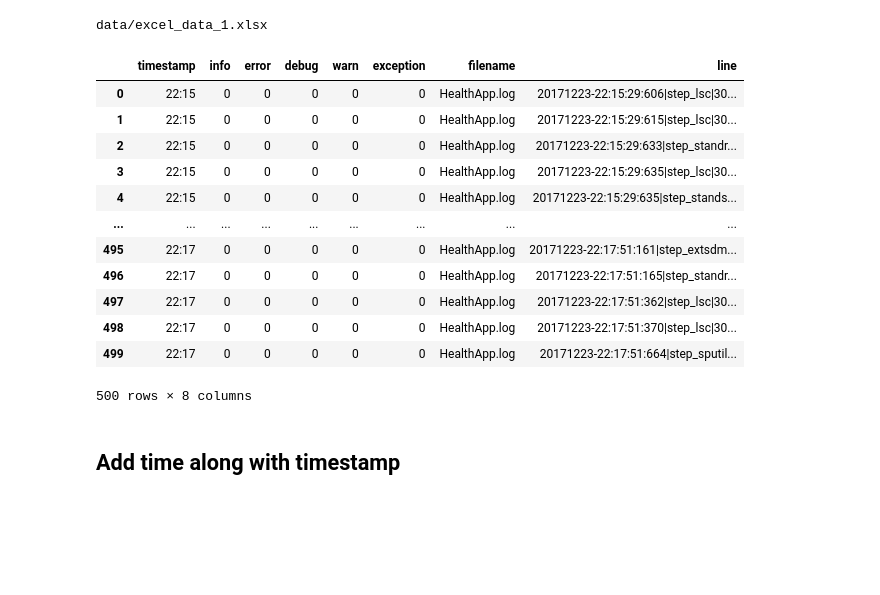
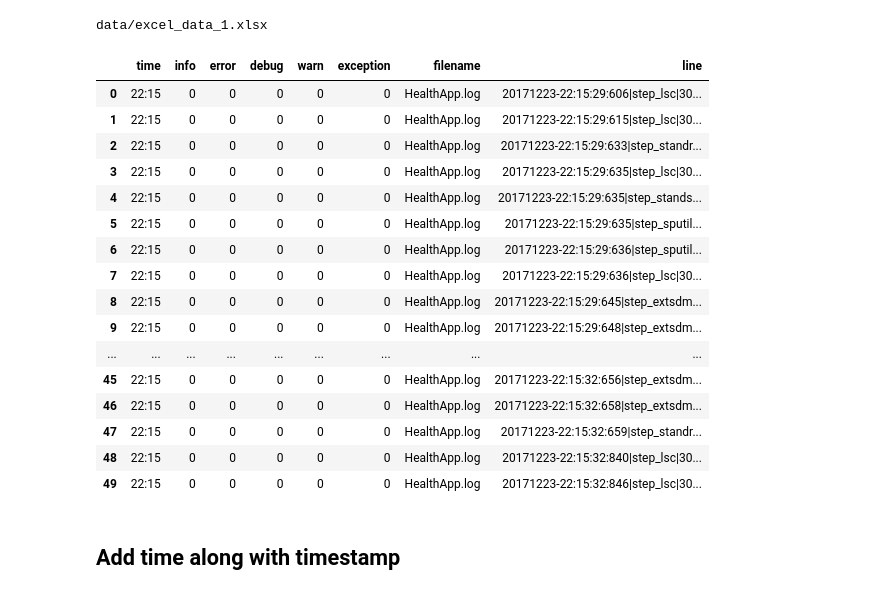
Before and after one commit to rvirjn/sddc_lcm, a Jupyter notebook: main.ipynb, the cells around one changed output. Drawn from its saved outputs; the diff is of its cells as text; code cells hidden in the pictures; blank space fills up the shorter version.

```diff
--- a/main.ipynb
+++ b/main.ipynb
@@ -276,21 +276,25 @@ df = pd.read_excel(excel_file_path)
 # %% [output]
 data/excel_data_1.xlsx
 # %%
-df.head(500)
+df.head(50)
 # %% [output]
-|  | timestamp | info | error | debug | warn | exception | filename | line |
+|  | time | info | error | debug | warn | exception | filename | line |
 | 0 | 22:15 | 0 | 0 | 0 | 0 | 0 | HealthApp.log | 20171223-22:15:29:606|step_lsc|30... |
 | 1 | 22:15 | 0 | 0 | 0 | 0 | 0 | HealthApp.log | 20171223-22:15:29:615|step_lsc|30... |
 | 2 | 22:15 | 0 | 0 | 0 | 0 | 0 | HealthApp.log | 20171223-22:15:29:633|step_standr... |
 | 3 | 22:15 | 0 | 0 | 0 | 0 | 0 | HealthApp.log | 20171223-22:15:29:635|step_lsc|30... |
 | 4 | 22:15 | 0 | 0 | 0 | 0 | 0 | HealthApp.log | 20171223-22:15:29:635|step_stands... |
+| 5 | 22:15 | 0 | 0 | 0 | 0 | 0 | HealthApp.log | 20171223-22:15:29:635|step_sputil... |
+| 6 | 22:15 | 0 | 0 | 0 | 0 | 0 | HealthApp.log | 20171223-22:15:29:636|step_sputil... |
+| 7 | 22:15 | 0 | 0 | 0 | 0 | 0 | HealthApp.log | 20171223-22:15:29:636|step_lsc|30... |
+| 8 | 22:15 | 0 | 0 | 0 | 0 | 0 | HealthApp.log | 20171223-22:15:29:645|step_extsdm... |
+| 9 | 22:15 | 0 | 0 | 0 | 0 | 0 | HealthApp.log | 20171223-22:15:29:648|step_extsdm... |
 | ... | ... | ... | ... | ... | ... | ... | ... | ... |
-| 495 | 22:17 | 0 | 0 | 0 | 0 | 0 | HealthApp.log | 20171223-22:17:51:161|step_extsdm... |
-| 496 | 22:17 | 0 | 0 | 0 | 0 | 0 | HealthApp.log | 20171223-22:17:51:165|step_standr... |
-| 497 | 22:17 | 0 | 0 | 0 | 0 | 0 | HealthApp.log | 20171223-22:17:51:362|step_lsc|30... |
-| 498 | 22:17 | 0 | 0 | 0 | 0 | 0 | HealthApp.log | 20171223-22:17:51:370|step_lsc|30... |
-| 499 | 22:17 | 0 | 0 | 0 | 0 | 0 | HealthApp.log | 20171223-22:17:51:664|step_sputil... |
+| 45 | 22:15 | 0 | 0 | 0 | 0 | 0 | HealthApp.log | 20171223-22:15:32:656|step_extsdm... |
+| 46 | 22:15 | 0 | 0 | 0 | 0 | 0 | HealthApp.log | 20171223-22:15:32:658|step_extsdm... |
+| 47 | 22:15 | 0 | 0 | 0 | 0 | 0 | HealthApp.log | 20171223-22:15:32:659|step_standr... |
+| 48 | 22:15 | 0 | 0 | 0 | 0 | 0 | HealthApp.log | 20171223-22:15:32:840|step_lsc|30... |
+| 49 | 22:15 | 0 | 0 | 0 | 0 | 0 | HealthApp.log | 20171223-22:15:32:846|step_lsc|30... |
-500 rows × 8 columns
 # %% [markdown]
 ## Add time along with  timestamp
 # %%
```
Also changed, not shown: parts of 5 cells of this notebook.
